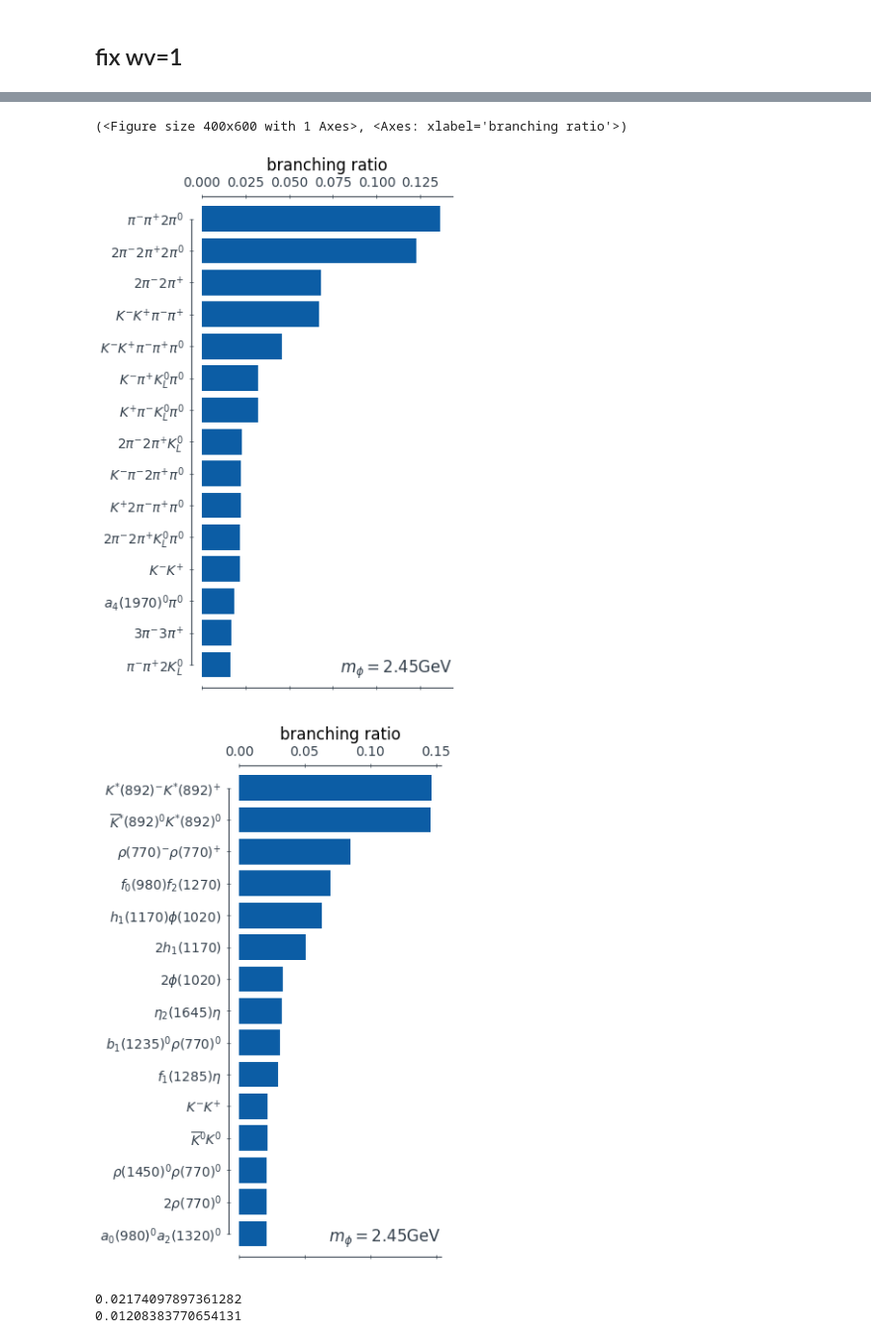
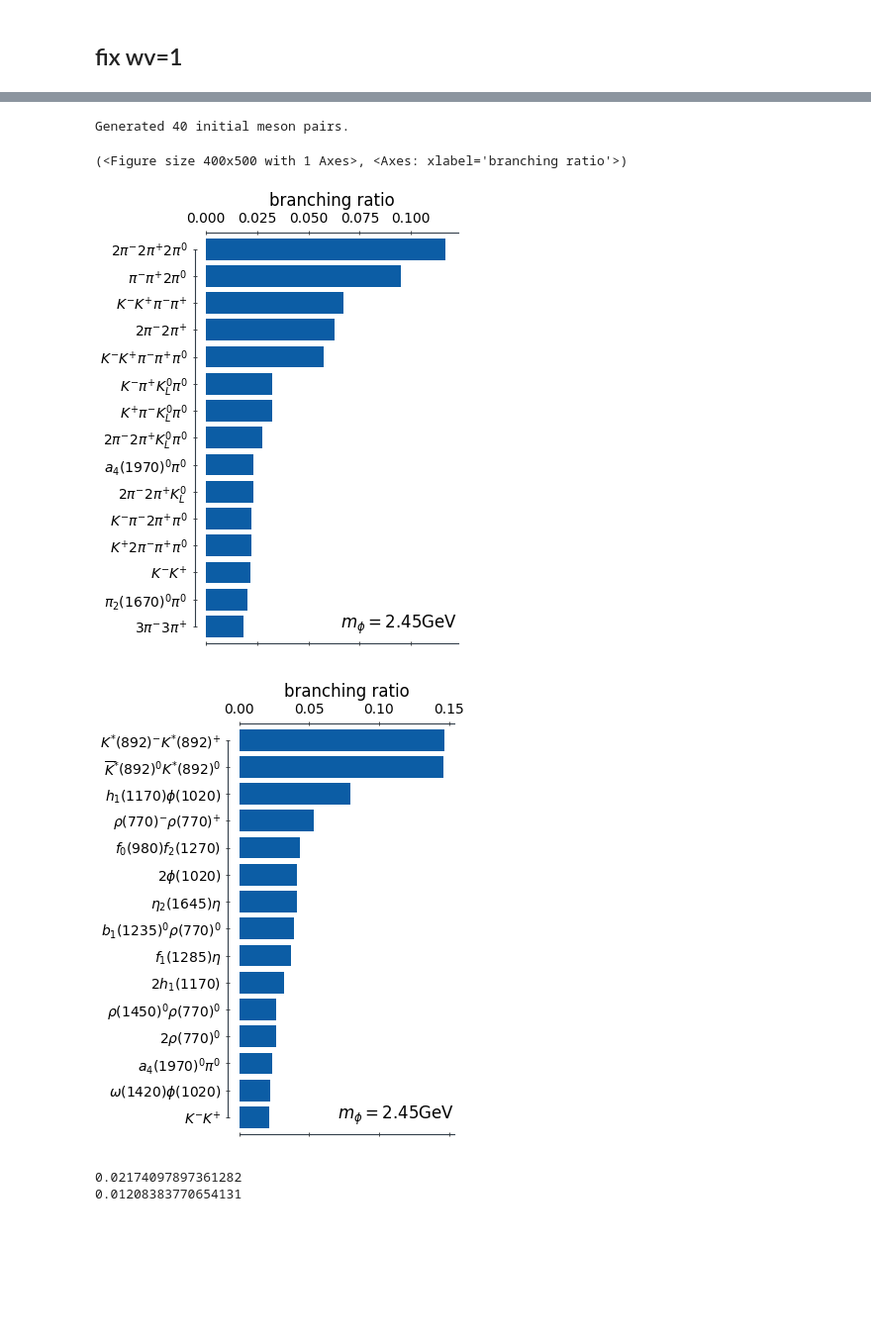
Before and after one commit to HeSeebach/ScalarHadronizer, a Jupyter notebook: parameter_fits.ipynb, the cells around one changed output, grey strips where cells are left out. Shown at 99% size. Drawn from its saved outputs; the diff is of its cells as text; code cells hidden in the pictures; blank space fills up the shorter version.

```diff
--- a/parameter_fits.ipynb
+++ b/parameter_fits.ipynb
@@ -970,18 +373,0 @@ Generated 26 initial meson pairs.
-# %%
-import pickle
-import os
-
-m_error_fit=np.linspace(m_fit,3500,10)
-file_path = 'pkls_for_plots/brs_with_errors_montecarlo.pkl'
-if os.path.exists(file_path):
-    with open(file_path, 'rb') as f:
-        all_brs = pickle.load(f)
-else:
-    all_brs=[]
-    for mass in m_error_fit:
-        print(mass)
-        brs_with_errors,dg=compute_errors(mass,ws_opt,wv_opt,gamma_fac_opt,cov_matrix)
-        all_brs.append(brs_with_errors)
-
-    with open(file_path,'wb') as f:
-        pickle.dump(all_brs,f)
@@ -1095,7 +403,7 @@ parameters_from_minos
 # %%
 import networkx as nx
 #error by varying parameters within minos error range
-def compute_errors_from_par_variation(mass,par_list,optimal_values=[ws_opt,wv_opt,gamma_fac_opt],suppression_mode='spin'):
+def compute_errors_from_par_variation(mass,par_list,optimal_values,suppression_mode='spin'):
     SH_err=ScalarHadronizer(scalar_mass=mass,suppression_mode=suppression_mode)
     meson_list=SH_err.initialize_meson_list_for_parameter_fits()
     decay_graph_init, _ = SH_err.build_decay_graph(exclude_below_threshold=False)
@@ -1154,7 +462,7 @@ else:
     all_brs=[]
     for mass in m_error_fit:
         print(mass)
-        brs_with_errors=compute_errors_from_par_variation(mass,parameters_from_minos)
+        brs_with_errors=compute_errors_from_par_variation(mass,parameters_from_minos,[ws_opt,wv_opt,gamma_fac_opt])
         all_brs.append(brs_with_errors)
 
     with open(file_path,'wb') as f:
@@ -1351,15 +647,0 @@ parameters_from_minos2=[(ws_opt+ws_upper,wv_opt+wv_upper,gamma_fac_opt+gamma_fac
-# %%
-m_error_fit=np.linspace(m_fit,3500,10)
-file_path = 'pkls_for_plots/brs_with_errors_minos2.pkl'
-if os.path.exists(file_path):
-    with open(file_path, 'rb') as f:
-        all_brs = pickle.load(f)
-else:
-    all_brs=[]
-    for mass in m_error_fit:
-        print(mass)
-        brs_with_errors=compute_errors_from_par_variation(mass,parameters_from_minos2)
-        all_brs.append(brs_with_errors)
-
-    with open(file_path,'wb') as f:
-        pickle.dump(all_brs,f)
@@ -1686,14 +911,15 @@ results_dict['a_gamma_lower_fixed']=gamma_fac_lower_fixed_wv
 
 write_result_to_file(results_dict)
 # %%
-#SH_best_fit=ScalarHadronizer(scalar_mass=m_fit,strange_weight=ws_opt_fixed_wv,spin_suppression=wv_opt_fixed_wv,gamma_fac=gamma_fac_opt_fixed_wv)
-#SH_best_fit.simulateDecay()
+SH_best_fit=ScalarHadronizer(scalar_mass=m_fit,strange_weight=ws_opt_fixed_wv,spin_suppression=wv_opt_fixed_wv,gamma_fac=gamma_fac_opt_fixed_wv)
+SH_best_fit.simulateDecay()
 SH_best_fit.plot_final_state_hist(show=False,n=15,save_path='/home/henry/Documents/Uni/Masterarbeit/latex-thesis/plots/final_state_hist1_fixed_wv.pdf')
 SH_best_fit.plot_initial_state_hist(n=15,show=False,save_path='/home/henry/Documents/Uni/Masterarbeit/latex-thesis/plots/initial_state_hist1_fixed_wv.pdf')
 # %% [output]
-(<Figure size 400x600 with 1 Axes>, <Axes: xlabel='branching ratio'>)
+Generated 40 initial meson pairs.
+(<Figure size 400x500 with 1 Axes>, <Axes: xlabel='branching ratio'>)
-[figure, old version]
+[figure, new version]
-[figure, old version]
+[figure, new version]
 # %%
 fs=SH_best_fit.get_final_states()
 print(fs[(-321,321)])
```
Also changed, not shown: parts of 90 cells of this notebook, 10 other files.
